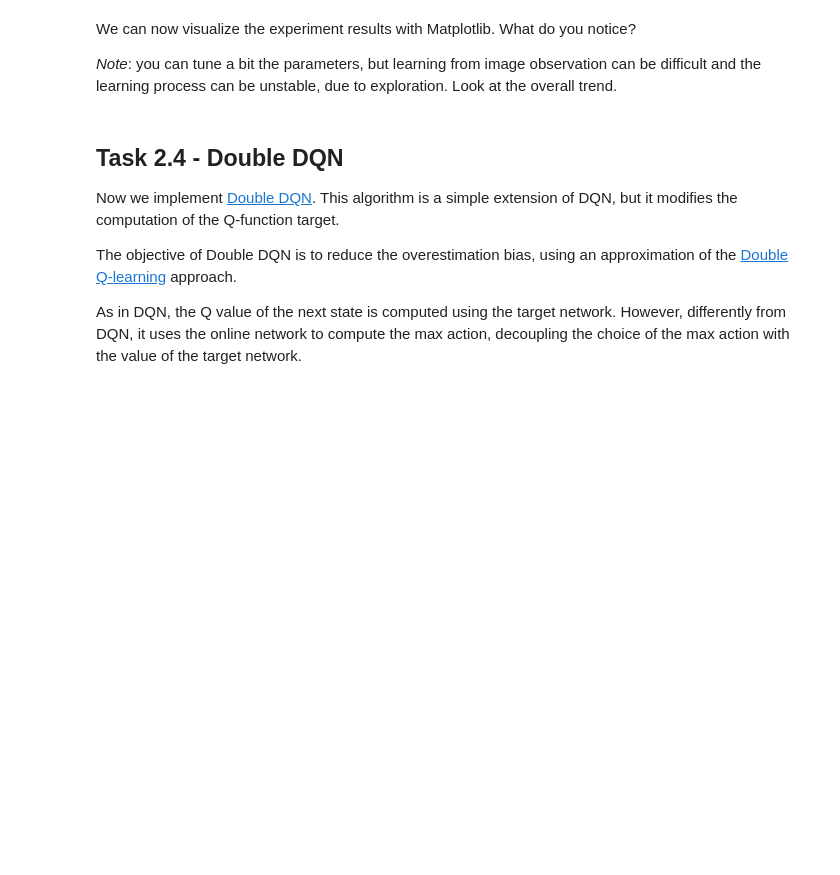
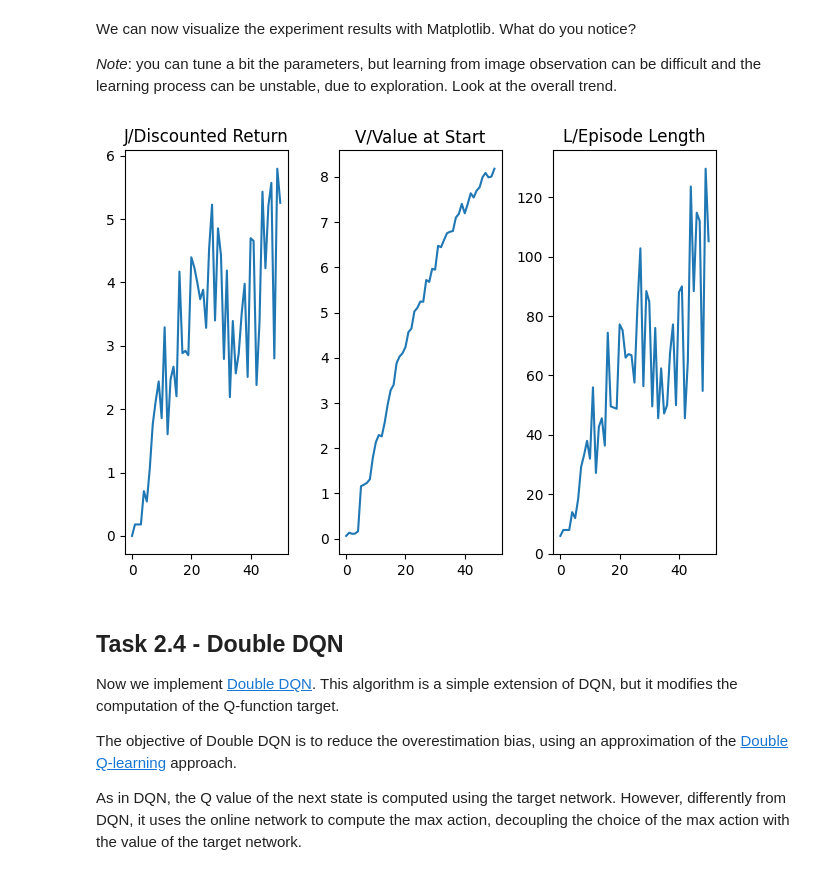
Before and after one commit to axellangenskiold/edap30, a Jupyter notebook: lab4/part_2.ipynb, the cells around one changed output. Saved outputs shown, nothing was run; the diff lists cells and outputs as text; code cells hidden in the pictures; blank space fills up the shorter version.

```diff
--- a/lab4/part_2.ipynb
+++ b/lab4/part_2.ipynb
@@ -626,9 +626,11 @@ def experiment(seed, alg_class, n_epochs: int, n_steps: int, n_steps_per_fit: in
     if verbose:
         print(f'Epoch: {0}\t J: {J:.4f},\t V: {V:.4f},\t L: {L}')
 
+    max_beta = 10.0 # Toggle if doesn't learn
     for ep in range(n_epochs):
         # decrease the exploration
         # -> TODO: implement <-
+        policy.set_beta(max_beta * (ep + 1) / n_epochs)
 
         # learn steps
         learn_steps(env, agent, n_steps, n_steps_per_fit)
@@ -663,11 +666,23 @@ _Note_: you can tune a bit the parameters, but learning from image observation c
 # %%
 fig, ax  = plt.subplots(1, 3)
 
 # -> TODO: generate three subplots for the metrics J, V and L <-
+ax[0].plot(J)
+ax[0].set_title('J/Discounted Return')
+
+ax[1].plot(V)
+ax[1].set_title('V/Value at Start')
+
+ax[2].plot(L)
+ax[2].set_title('L/Episode Length')
+
+plt.tight_layout()
 
 plt.savefig('results/test_dqn.png')
 
 plt.show()
+# %% [output]
+[figure, added]
 # %% [markdown]
 ## Task 2.4 - Double DQN
 Now we implement [Double DQN](https://arxiv.org/abs/1509.06461). This algorithm is a simple extension of DQN, but it modifies the computation of the Q-function target.
```
Also changed, not shown: parts of 3 cells of this notebook, 1 other file.
